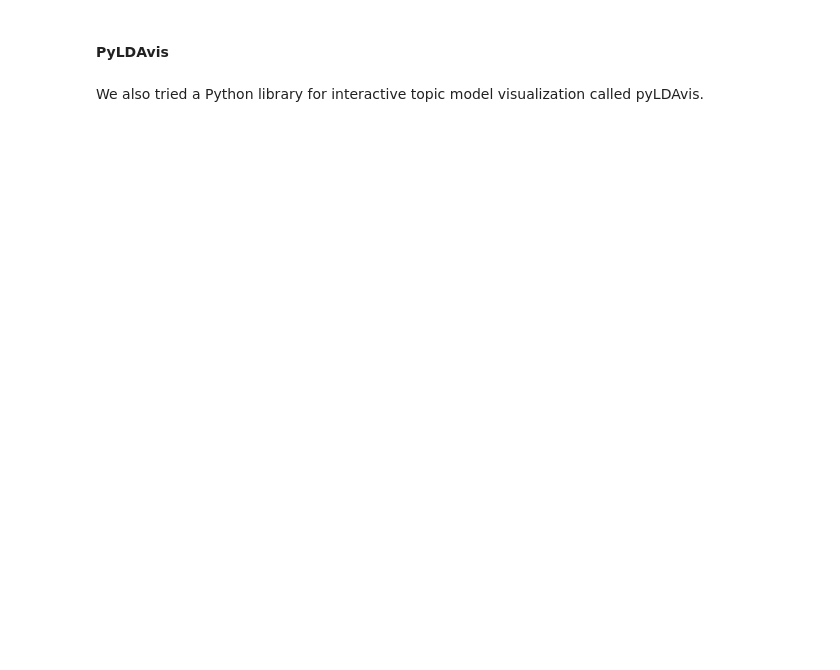
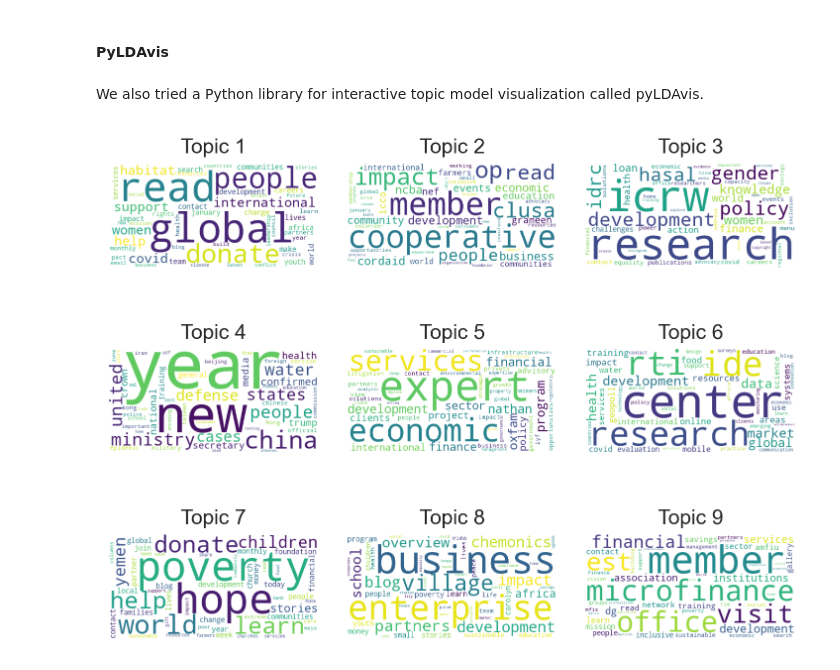
Before and after one commit to albertodiazdurana/Web-scrapping_NLP_topic-analysis-1a, a Jupyter notebook: IandEStudy.ipynb, the cells around one changed output. Saved outputs shown, nothing was run; the diff lists cells and outputs as text; code cells hidden in the pictures; blank space fills up the shorter version.

```diff
--- a/IandEStudy.ipynb
+++ b/IandEStudy.ipynb
@@ -503,2 +521,30 @@ from pyLDAvis import sklearn as sklearn_lda
+# %%
+best_lda = lda_models[8]
+topic_words = []
+words = count_vectorizer.get_feature_names()
+for topic_idx, topic in enumerate(best_lda.components_):
+     topic_words.append(" ".join([words[i]
+                        for i in topic.argsort()[:-50 - 1:-1]]))
+
+fig, axes = plt.subplots(3, 3, figsize=(6, 5), sharex=True, sharey=True, dpi=250)
+
+for i, ax in enumerate(axes.flatten()):
+    fig.add_subplot(ax)
+#     topic_words = dict(topics[i][1])
+#     cloud.generate_from_frequencies(topic_words, max_font_size=300)
+    wordcloud.generate(topic_words[i])
+    # Visualize the word cloud
+#     wordcloud.to_image()
+    plt.gca().imshow(wordcloud)
+    plt.gca().set_title('Topic ' + str(i+1), fontdict=dict(size=12))
+    plt.gca().axis('off')
+
+plt.subplots_adjust(wspace=0, hspace=0)
+plt.axis('off')
+plt.margins(x=0, y=0)
+plt.tight_layout()
+plt.show()
+# %% [output]
+[figure, added]
 # %%
 %%time
```
Also changed, not shown: parts of 41 cells of this notebook, 2 other files.
